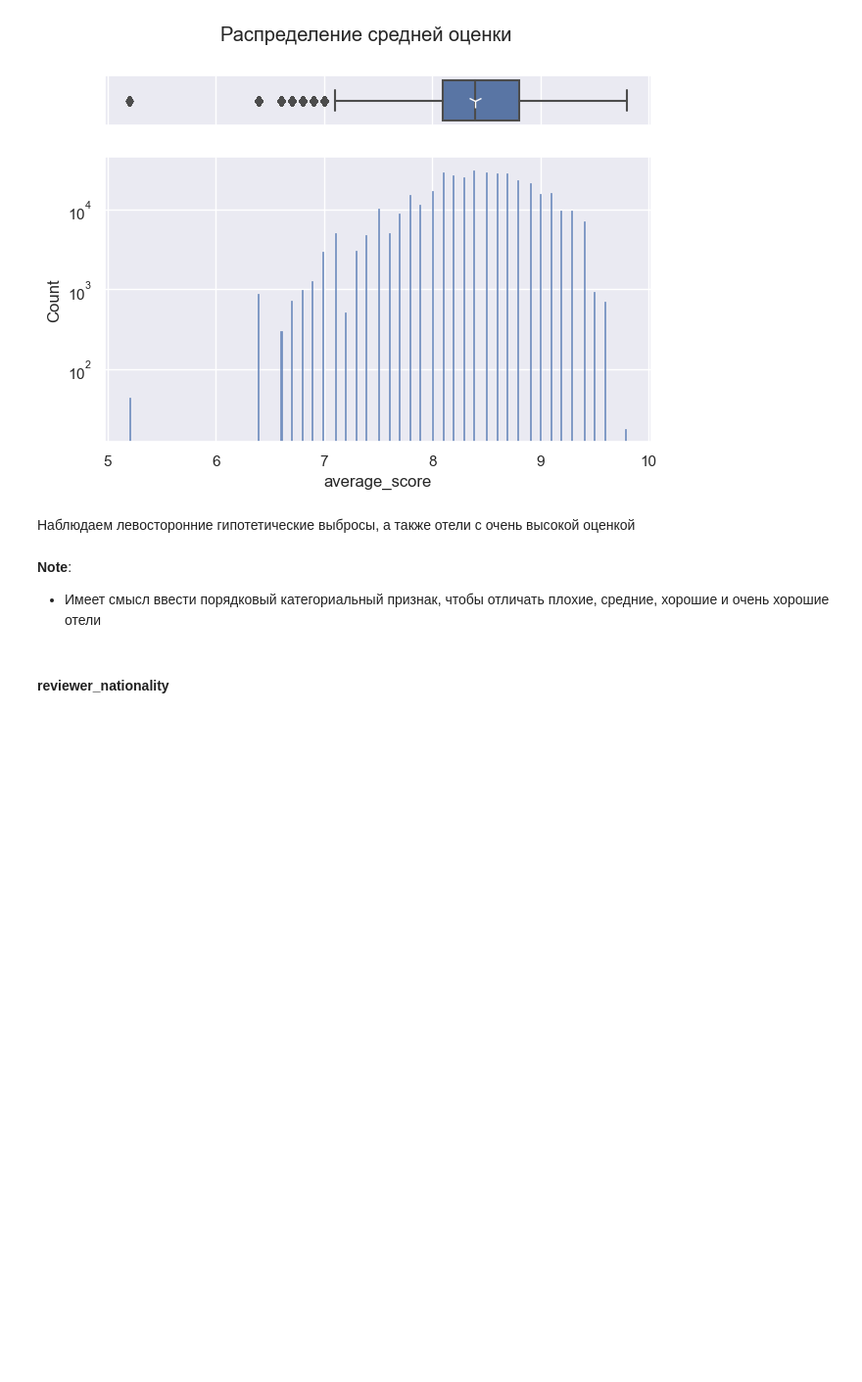
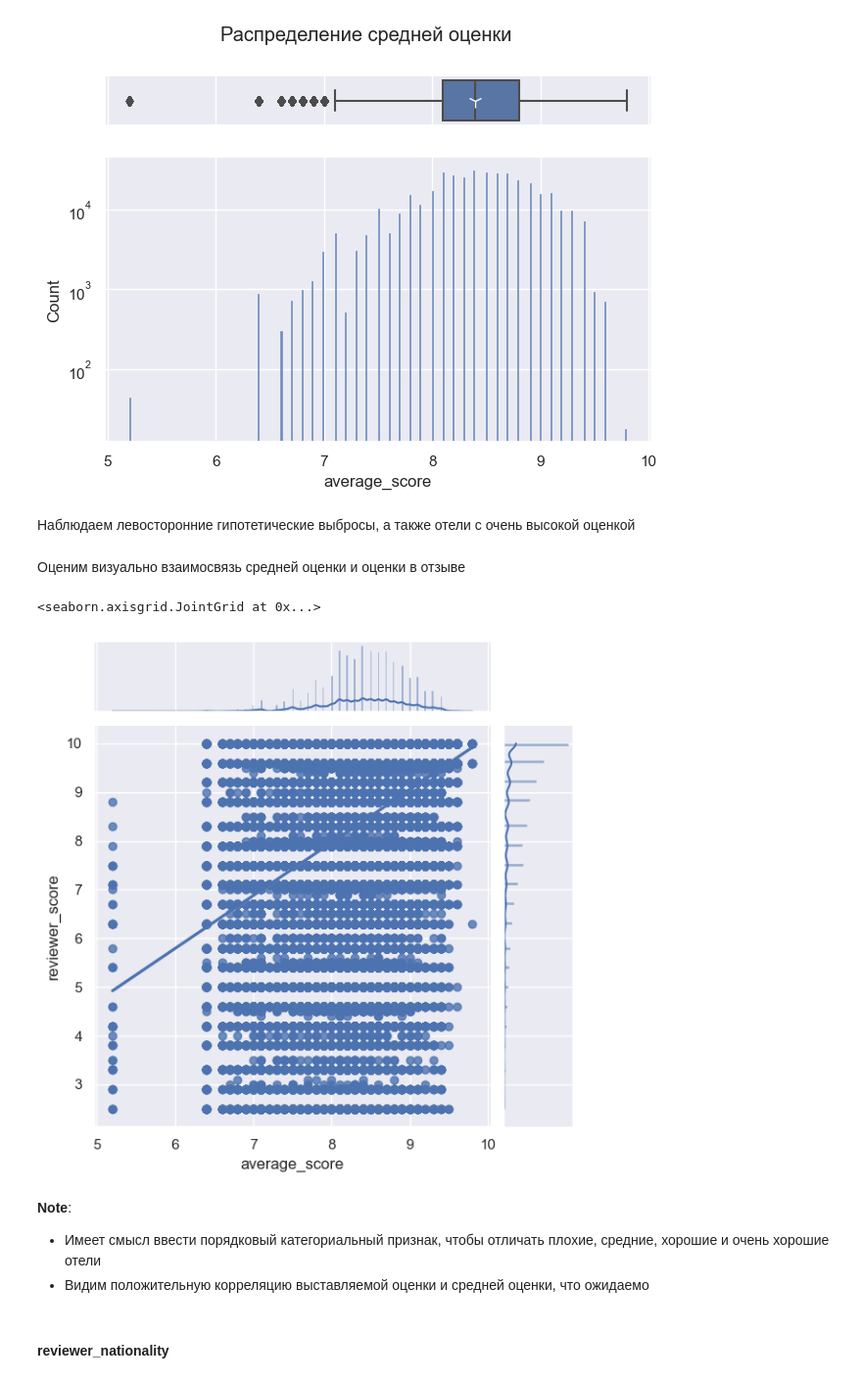
Before and after one commit to mvulf/sf_data_science, a Jupyter notebook: project_3/EDA_hotels.ipynb, the cells around one changed output. Shown at 98% size. Cells and saved outputs as stored; diff of their text form; code cells hidden in the pictures; blank space fills up the shorter version.

Commit message:
Data Understanding is finished

```diff
--- a/project_3/EDA_hotels.ipynb
+++ b/project_3/EDA_hotels.ipynb
@@ -361,9 +363,17 @@ Name: average_score, dtype: float64
 [figure]
 # %% [markdown]
 Наблюдаем левосторонние гипотетические выбросы, а также отели с очень высокой оценкой
+# %% [markdown]
+Оценим визуально взаимосвязь средней оценки и оценки в отзыве
+# %%
+sns.jointplot(y='reviewer_score', x='average_score', data=hotels, kind='reg')
+# %% [output]
+<seaborn.axisgrid.JointGrid at 0x...>
+[figure, added]
 # %% [markdown]
 **Note**:
 - Имеет смысл ввести порядковый категориальный признак, чтобы отличать плохие, средние, хорошие и очень хорошие отели
+- Видим положительную корреляцию выставляемой оценки и средней оценки, что ожидаемо
 # %% [markdown]
 #### **reviewer_nationality**
 # %%
```
Also changed, not shown: parts of 31 cells of this notebook.
